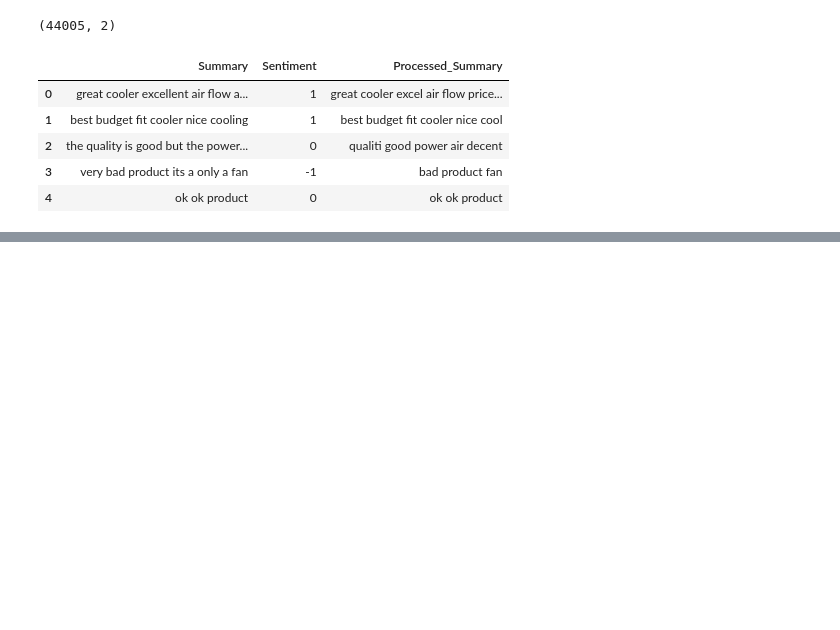
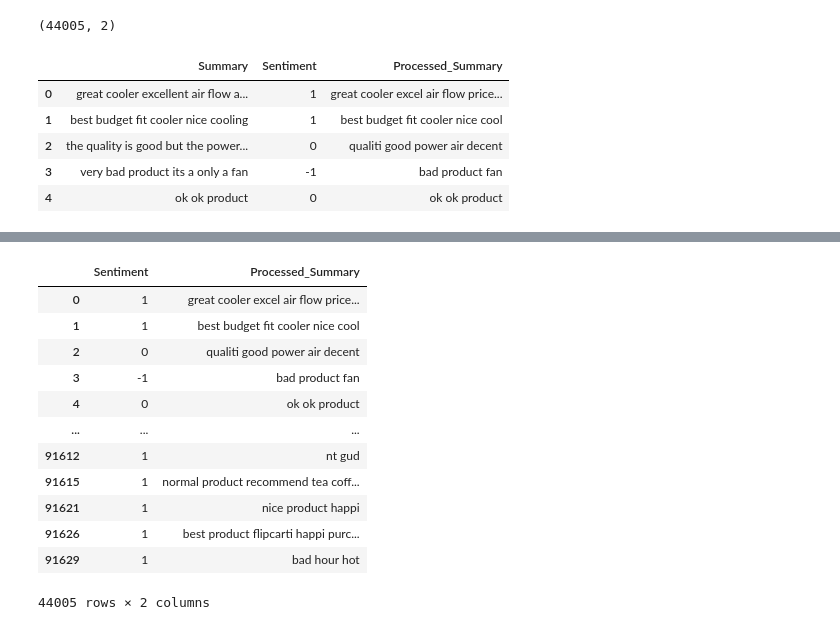
Before and after one commit to Ratish-ai/customer_feedback_analysis, a Jupyter notebook: final.ipynb, the cells around one changed output, grey strips where cells are left out. Drawn from its saved outputs; the diff is of its cells as text; code cells hidden in the pictures; blank space fills up the shorter version.

```diff
--- a/data_preprocess.ipynb
+++ b/final.ipynb
@@ -240,0 +221,2 @@ x_train_sequences = x_train_tfidf.toarray()
+# %%
+df = df.iloc[:,1:]
@@ -240,0 +266,16 @@ x_train_sequences = x_train_tfidf.toarray()
+# %%
+df
+# %% [output]
+|  | Sentiment | Processed_Summary |
+| 0 | 1 | great cooler excel air flow price... |
+| 1 | 1 | best budget fit cooler nice cool |
+| 2 | 0 | qualiti good power air decent |
+| 3 | -1 | bad product fan |
+| 4 | 0 | ok ok product |
+| ... | ... | ... |
+| 91612 | 1 | nt gud |
+| 91615 | 1 | normal product recommend tea coff... |
+| 91621 | 1 | nice product happi |
+| 91626 | 1 | best product flipcarti happi purc... |
+| 91629 | 1 | bad hour hot |
+44005 rows × 2 columns
```
Also changed, not shown: parts of 28 cells of this notebook.
